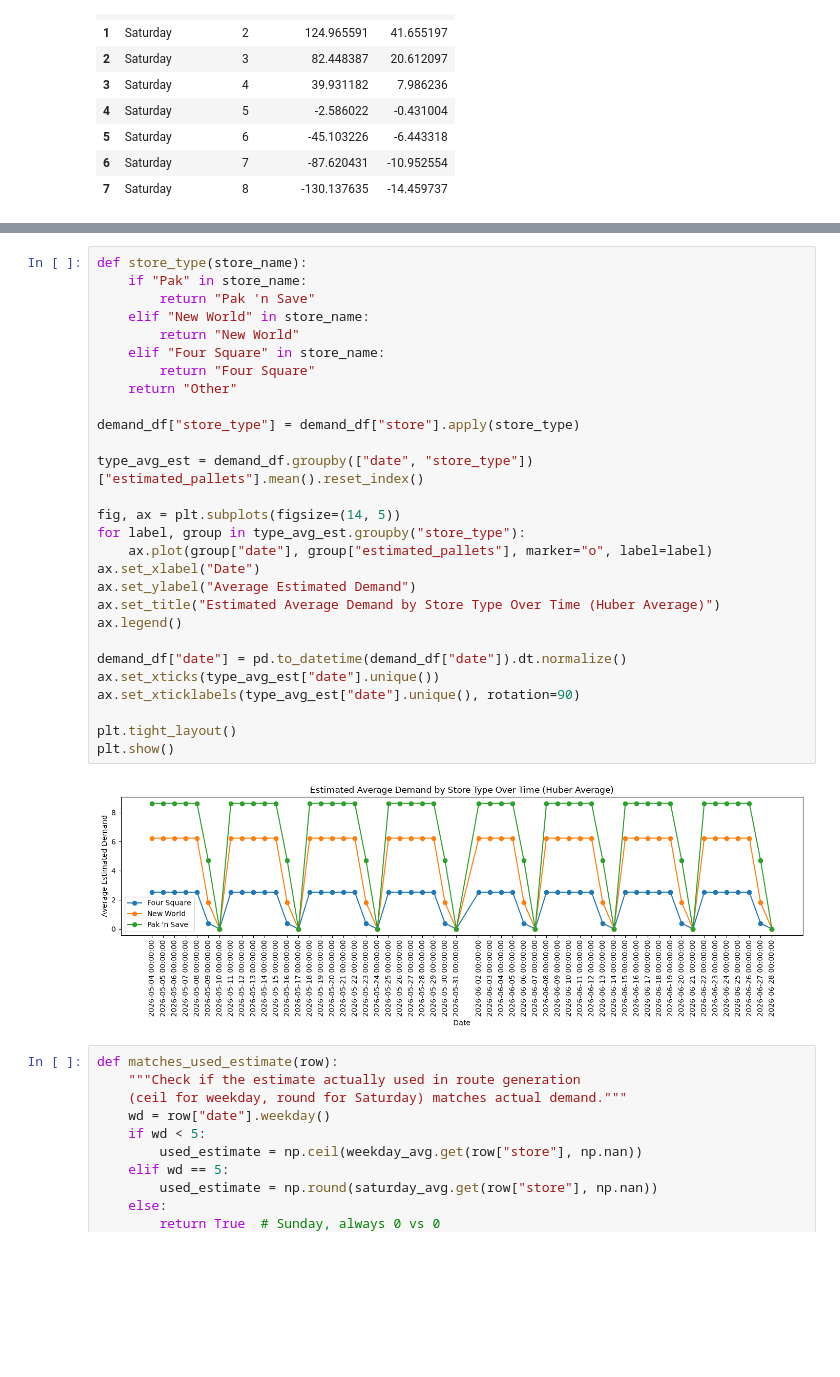
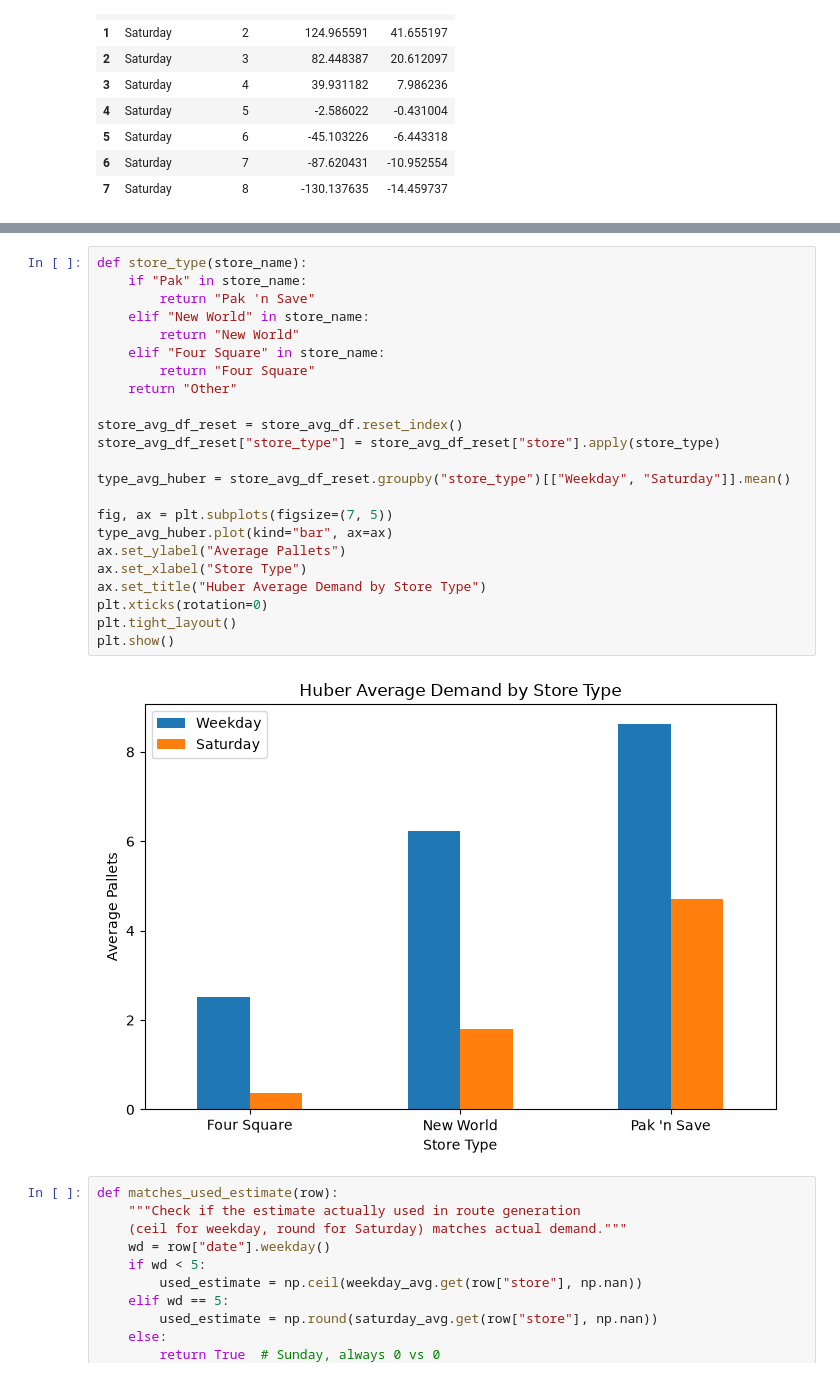
Before and after one commit to avi-nz/ENGSCI-263-Team-01, a Jupyter notebook: main.ipynb, the cells around one changed output, grey strips where cells are left out. Drawn from its saved outputs; the diff is of its cells as text; blank space fills up the shorter version.

```diff
--- a/main.ipynb
+++ b/main.ipynb
@@ -198,33 +179,28 @@ plt.show()
 # %%
 def store_type(store_name):
     if "Pak" in store_name:
         return "Pak 'n Save"
     elif "New World" in store_name:
         return "New World"
     elif "Four Square" in store_name:
         return "Four Square"
     return "Other"
 
-demand_df["store_type"] = demand_df["store"].apply(store_type)
+store_avg_df_reset = store_avg_df.reset_index()
+store_avg_df_reset["store_type"] = store_avg_df_reset["store"].apply(store_type)
 
-type_avg_est = demand_df.groupby(["date", "store_type"])["estimated_pallets"].mean().reset_index()
+type_avg_huber = store_avg_df_reset.groupby("store_type")[["Weekday", "Saturday"]].mean()
 
-fig, ax = plt.subplots(figsize=(14, 5))
-for label, group in type_avg_est.groupby("store_type"):
-    ax.plot(group["date"], group["estimated_pallets"], marker="o", label=label)
-ax.set_xlabel("Date")
-ax.set_ylabel("Average Estimated Demand")
-ax.set_title("Estimated Average Demand by Store Type Over Time (Huber Average)")
-ax.legend()
-
-demand_df["date"] = pd.to_datetime(demand_df["date"]).dt.normalize()
-ax.set_xticks(type_avg_est["date"].unique())
-ax.set_xticklabels(type_avg_est["date"].unique(), rotation=90)
-
+fig, ax = plt.subplots(figsize=(7, 5))
+type_avg_huber.plot(kind="bar", ax=ax)
+ax.set_ylabel("Average Pallets")
+ax.set_xlabel("Store Type")
+ax.set_title("Huber Average Demand by Store Type")
+plt.xticks(rotation=0)
 plt.tight_layout()
 plt.show()
 # %% [output]
-[figure, old version]
+[figure, new version]
 # %%
 def matches_used_estimate(row):
     """Check if the estimate actually used in route generation
```
Also changed, not shown: parts of 1 cell of this notebook, 4 other files.
